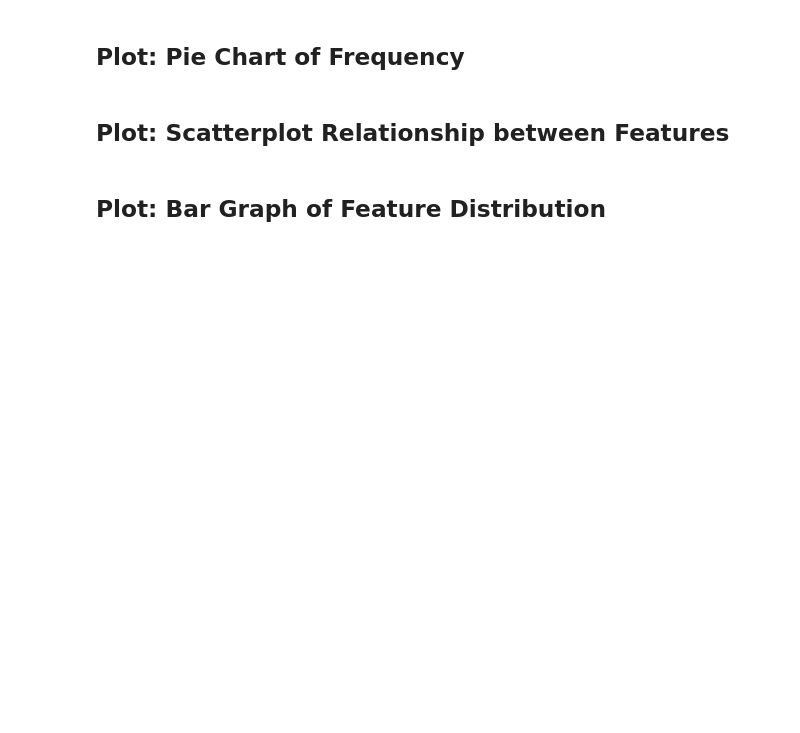
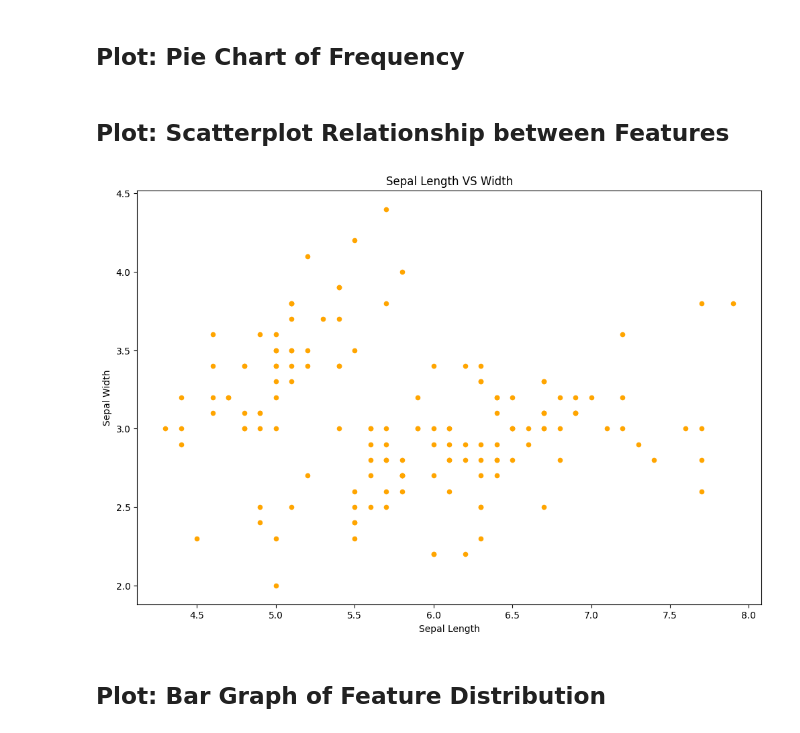
Before and after one commit to neko88/Machine-Learning, a Jupyter notebook: Scikit_Practice_Iris_Dataset.ipynb, the cells around one changed output. Saved outputs shown, nothing was run; the diff lists cells and outputs as text; code cells hidden in the pictures; blank space fills up the shorter version.

```diff
--- a/Scikit_Practice_Iris_Dataset.ipynb
+++ b/Scikit_Practice_Iris_Dataset.ipynb
@@ -157,22 +179,17 @@ fig = df[df.Species=='Iris-setosa'].plot(kind='scatter',
 # %%
-df[df.Species=='Iris-setosa'].plot(kind='scatter',
-                                        x='SepalLengthCm',
-                                        y='SepalWidthCm',
-                                        color='blue',
-                                        label='Versicolor',
-                                        ax=fig)
-df[df.Species=='Iris-virginica'].plot(kind='scatter',
-                                        x='SepalLengthCm',
-                                        y='SepalWidthCm',
-                                        color='green',
-                                        label='Virginica',
-                                        ax=fig)
+fig = df.plot(kind='scatter',
+                                        x=df.keys()[0],
+                                        y=df.keys()[1],
+                                        color='orange')
+
 fig.set_xlabel('Sepal Length')
 fig.set_ylabel('Sepal Width')
 fig.set_title('Sepal Length VS Width')
 fig=plt.gcf()
 fig.set_size_inches(12,8)
 plt.show()
+# %% [output]
+[figure, added]
 # %% [markdown]
 ## Plot: Bar Graph of Feature Distribution
 # %%
```
Also changed, not shown: parts of 15 cells of this notebook.
